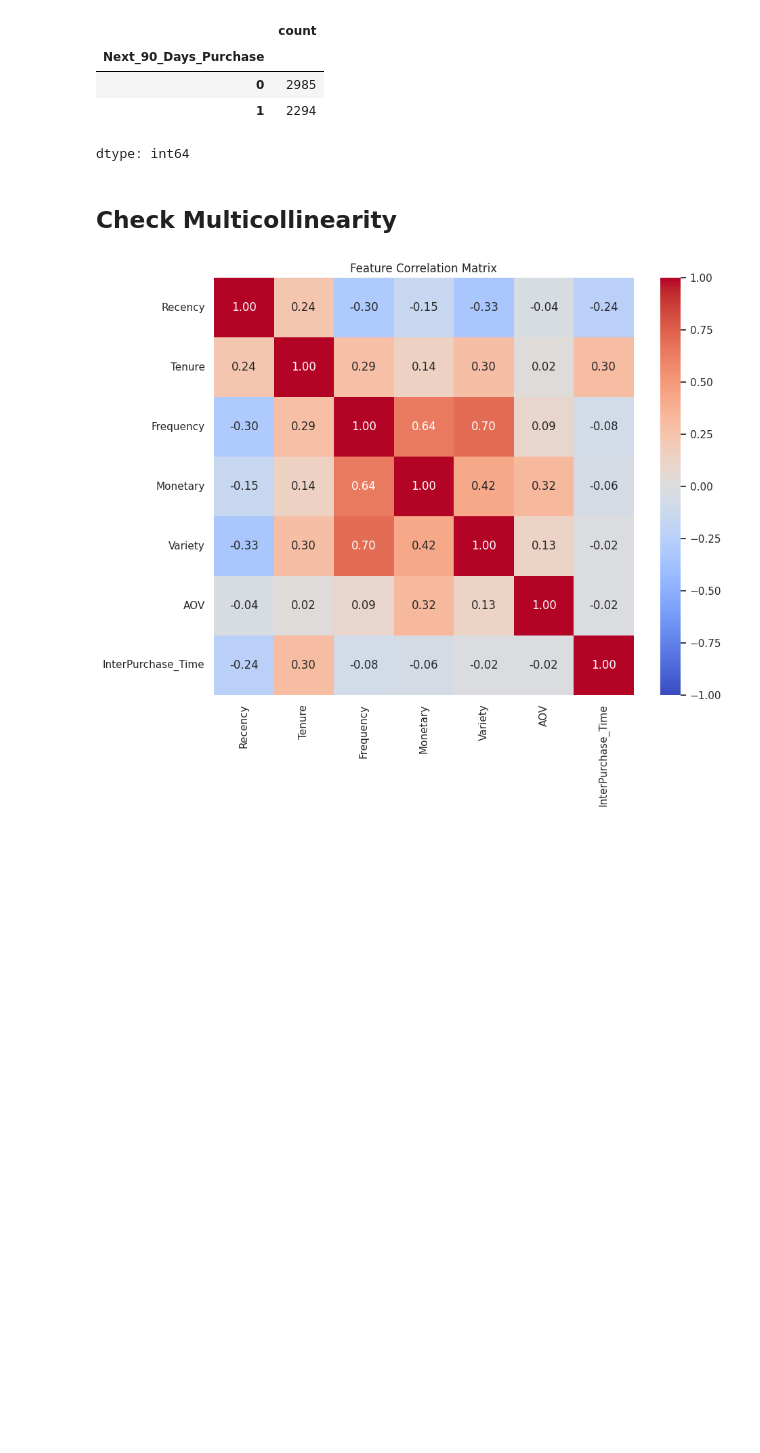
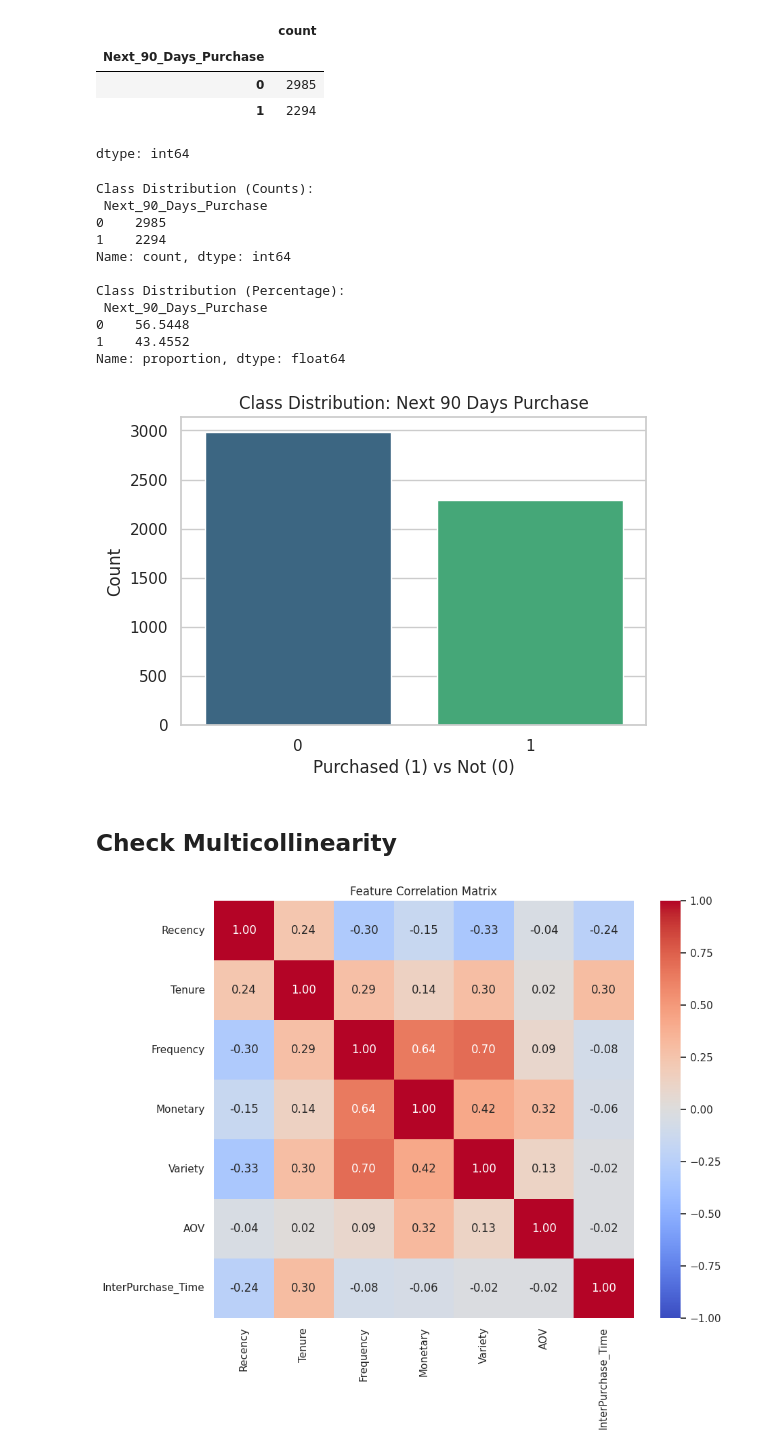
Before and after one commit to xquynhtrinh/STA_141C_Final_Project, a Jupyter notebook: EDA_and_Data_Cleaning.ipynb, the cells around one changed output. Drawn from its saved outputs; the diff is of its cells as text; code cells hidden in the pictures; blank space fills up the shorter version.

```diff
--- a/EDA_and_Data_Cleaning.ipynb
+++ b/EDA_and_Data_Cleaning.ipynb
@@ -158,6 +167,31 @@ rfm['Next_90_Days_Purchase'].value_counts()
 | 0 | 2985 |
 | 1 | 2294 |
 dtype: int64
+# %%
+# Check class imbalance using the existing 'rfm' dataframe
+print("Class Distribution (Counts):\n", rfm['Next_90_Days_Purchase'].value_counts())
+print("\nClass Distribution (Percentage):\n", rfm['Next_90_Days_Purchase'].value_counts(normalize=True) * 100)
+
+# Visualize
+plt.figure(figsize=(6, 4))
+sns.countplot(x='Next_90_Days_Purchase', data=rfm, palette='viridis')
+plt.title('Class Distribution: Next 90 Days Purchase')
+plt.xlabel('Purchased (1) vs Not (0)')
+plt.ylabel('Count')
+plt.show()
+# %% [output]
+Class Distribution (Counts):
+ Next_90_Days_Purchase
+0    2985
+1    2294
+Name: count, dtype: int64
+
+Class Distribution (Percentage):
+ Next_90_Days_Purchase
+0    56.5448
+1    43.4552
+Name: proportion, dtype: float64
+[figure, added]
 # %% [markdown]
 ## Check Multicollinearity
 # %%
```
Also changed, not shown: parts of 4 cells of this notebook.
